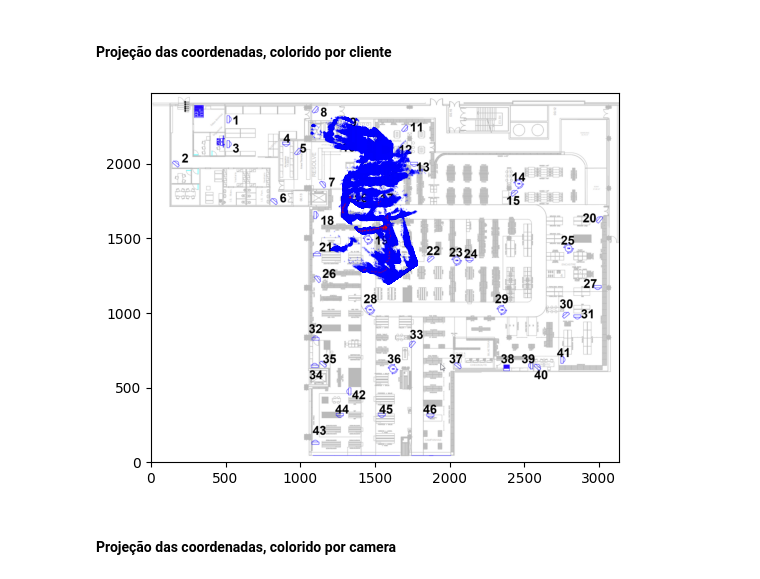
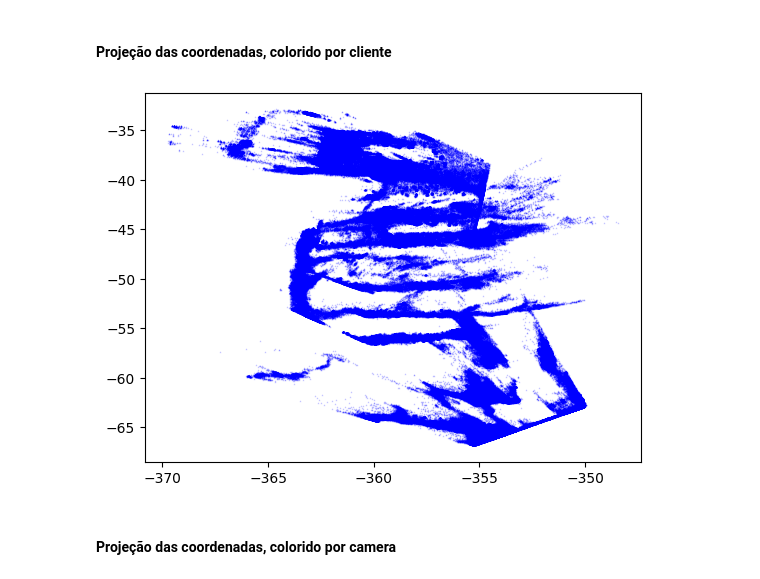
Before and after one commit to DiogoMendess/master-thesis, a Jupyter notebook: First Data Analysis.ipynb, the cells around one changed output. Cells and saved outputs as stored; diff of their text form; code cells hidden in the pictures.

```diff
--- a/First Data Analysis.ipynb
+++ b/First Data Analysis.ipynb
@@ -7,7 +7,7 @@ import os
 # %%
 def print_trajectory(df, plant):
     if plant is True:
-        img = plt.imread("/Users/chainz/Desktop/Tese/Dados/mapa original.png")
+        img = plt.imread("C:/Users/diogo/Desktop/Tese/Dados/floorplan.png")
         fig, ax = plt.subplots()
         ax.imshow(img, extent=[0, 3136, 0, 2475])
 
@@ -16,20 +16,15 @@ def print_trajectory(df, plant):
 
     for cust_id in df["Customer_id"].unique():
         customer_data = df[df["Customer_id"] == cust_id]
-        if cust_id != 1848.0:
-            plt.scatter(((customer_data["x_floorplan"] + min_x) * 35.763) + 1070, ((customer_data["y_floorplan"] + min_y) * 32.905) + 1200, s=0.01, marker="1", color="blue")
-    for cust_id in df["Customer_id"].unique():
-        customer_data = df[df["Customer_id"] == cust_id]
-        if cust_id == 1848.0:
-            plt.scatter(((customer_data["x_floorplan"] + min_x) * 35.763) + 1070, ((customer_data["y_floorplan"] + min_y) * 32.905) + 1200, s=0.01, marker="1", color="red")
-    plt.savefig('/Users/chainz/Desktop/Tese/Dados/Projeções/mapa_modificado_1camera.png', dpi=1200)
+        plt.scatter(customer_data["x_floorplan"], customer_data["y_floorplan"], s=0.01, marker="1", color="blue")
+
+    plt.savefig('C:/Users/diogo/Desktop/Tese/Resultados/firstanalysis_1camera.png', dpi=1200)
 # %% [markdown]
 ### Apenas com a camera 1.03
 # %%
 li = []
 
-path_local = "/Users/chainz/Desktop/Tese/Dados/Trajetorias/14.03.2022/1.03"
-path_jupyter = "Tese/Dados/Trajetorias/14.03.2022/1.03"
+path_local = "C:/Users/diogo/Desktop/Tese/Dados/Trajetorias/14.03.2022/1.03"
 
 files = os.path.join(path_local, "*.csv")
 files = glob.glob(files)
@@ -57,14 +52,14 @@ print_trajectory(frame, True)
 # %% [markdown]
 ## Com todas as cameras
 # %%
-my_list = os.listdir("/Users/chainz/Desktop/Tese/Dados/Trajetorias/14.03.2022/")
+my_list = os.listdir("C:/Users/diogo/Desktop/Tese/Dados/Trajetorias/14.03.2022/")
 remove_words = ["teste", ".ipynb_checkpoints"]
 camera_list = list(filter(lambda directory: directory not in remove_words, my_list))
 
 data_from_cameras = []
 
 for camera in camera_list:
-    files = os.path.join("/Users/chainz/Desktop/Tese/Dados/Trajetorias/14.03.2022/" + str(camera), "*.csv")
+    files = os.path.join("C:/Users/diogo/Desktop/Tese/Dados/Trajetorias/14.03.2022/" + str(camera), "*.csv")
     files = glob.glob(files)
 
     for filename in files:
@@ -85,9 +80,9 @@ all_data.head()
 # %% [markdown]
 #### Projeção das coordenadas, colorido por cliente
 # %%
-print_trajectory(all_data, True)
+print_trajectory(all_data, False)
 # %% [output]
-[figure, old version]
+[figure, new version]
 # %%
 def print_trajectory_percamera(df, plant):
     if plant is True:
```
Also changed, not shown: parts of 6 cells of this notebook, 2 other files.
